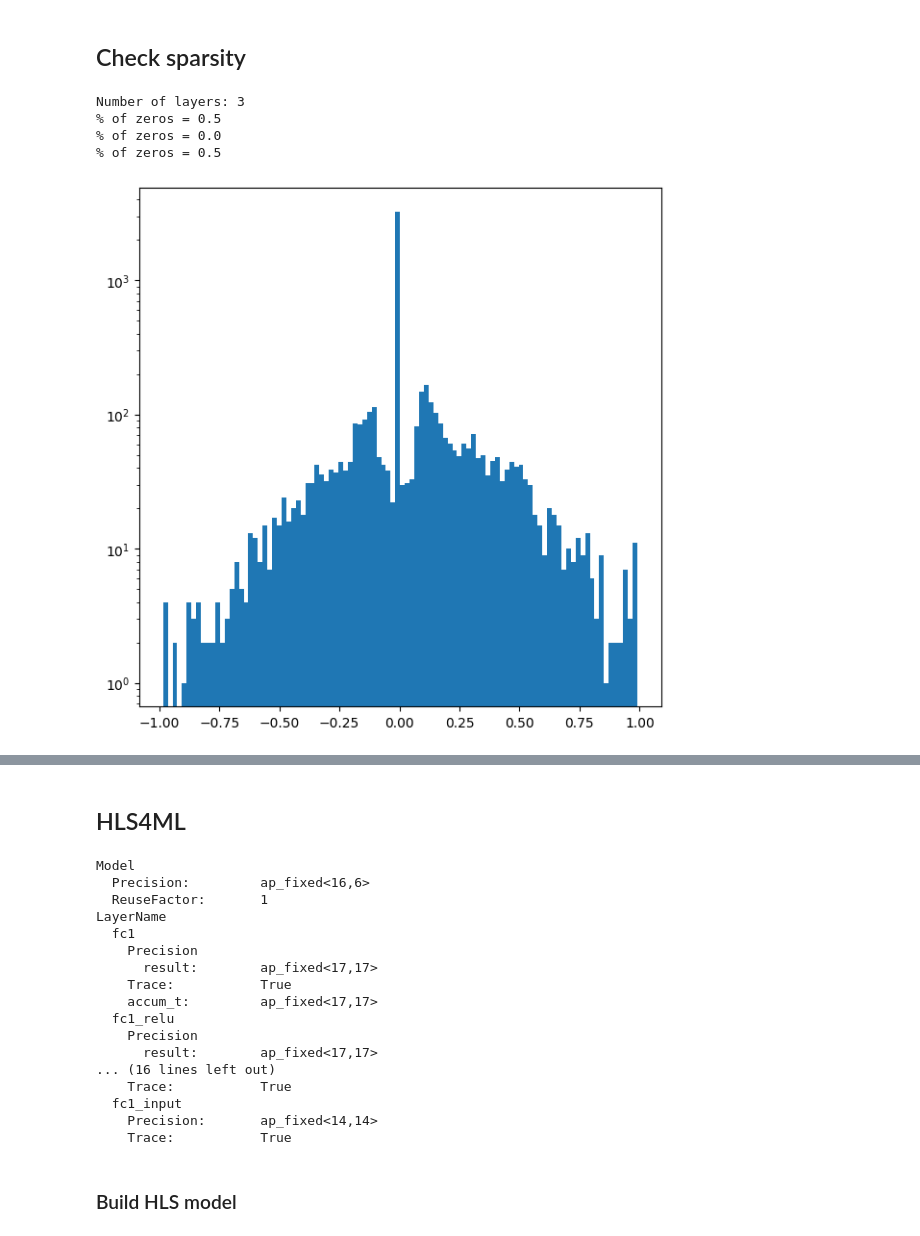
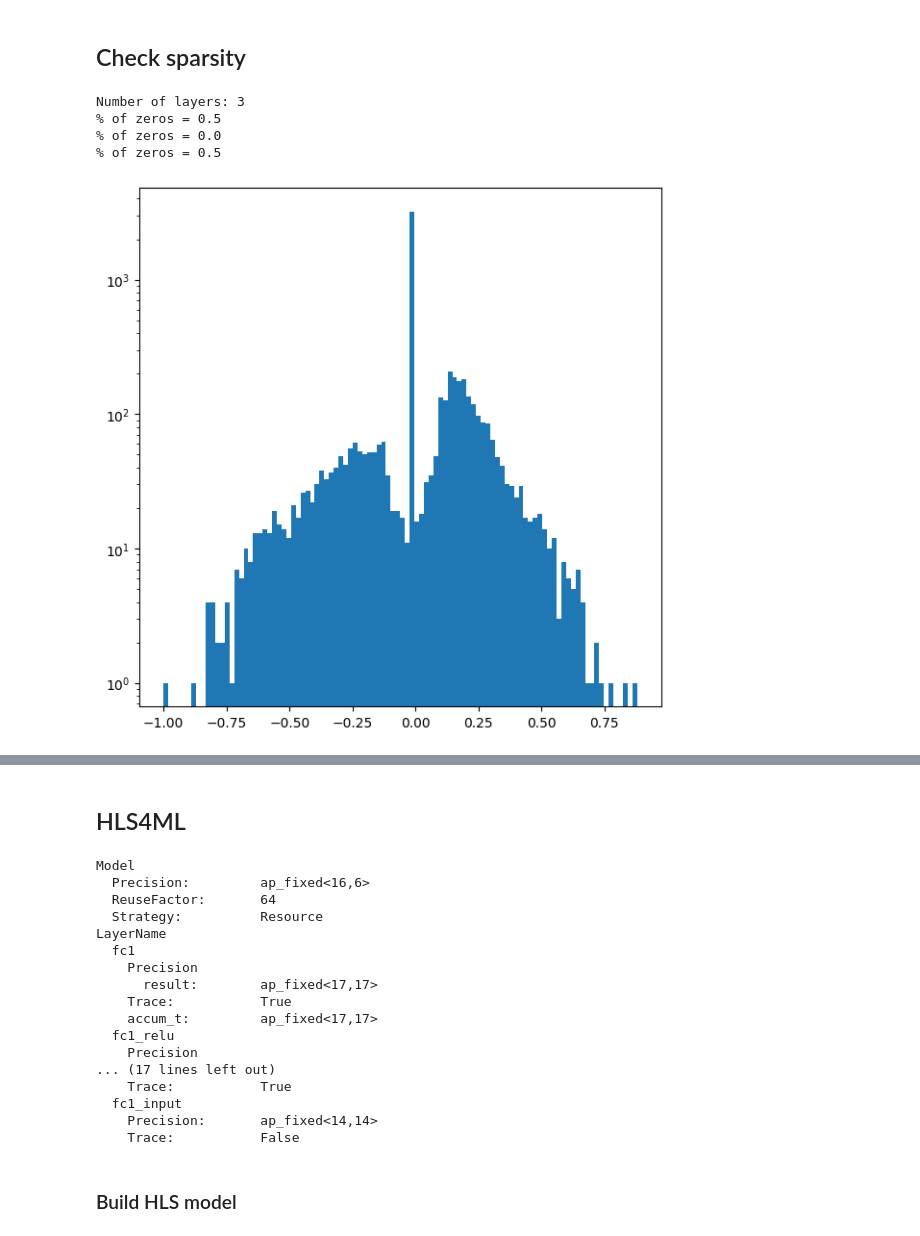
Before and after one commit to fastmachinelearning/ml-quantum-readout, a Jupyter notebook: notebooks/workflow_h8.ipynb, the cells around one changed output, grey strips where cells are left out. Saved outputs shown, nothing was run; the diff lists cells and outputs as text; code cells hidden in the pictures.

Commit message:
Checkpoint workflow notebook

```diff
--- a/notebooks/workflow_h8.ipynb
+++ b/notebooks/workflow_h8.ipynb
@@ -132,6 +145,6 @@ QKeras is "Quantized Keras" for deep heterogeneous quantization of ML models. We
 # %%
 def get_model(input_shape, hidden=8, is_pruned=True):
-    model = Sequential()
+    model = keras.models.Sequential()
     model.add(QDense(
         hidden,
         activation='relu',
@@ -139,6 +152,7 @@ def get_model(input_shape, hidden=8, is_pruned=True):
         input_shape=(input_shape,),
         kernel_quantizer=quantized_bits(6,0,alpha=1), bias_quantizer=quantized_bits(6,0,alpha=1)
     ))
+    # model.add(BatchNormalization(name='batchnorm1'))
     model.add(QBatchNormalization(
             name='batchnorm1',
             gamma_quantizer=quantized_bits(6, 0, 1),
@@ -157,7 +171,8 @@ def get_model(input_shape, hidden=8, is_pruned=True):
     return model
 
 
-input_shape = int((end_window-start_location)*2)
-model = get_model(input_shape=input_shape)
+model = get_model(input_shape=input_shape, hidden=hidden_neurons, is_pruned=False)
 print(model.summary())
+print('Input shape:', input_shape)
+print('Number of hidden neurons:', hidden_neurons)
 # %% [output]
@@ -188,8 +214,9 @@ validation_split = 0.05  # 45,000 sample size
 batch_size = 1024*8
 epochs = 150
 early_stopping_patience = 20
-checkpoint_dir = '../checkpoints/scan_window_location_and_size_h8'
+checkpoint_dir = f'../checkpoints/scan_window_location_and_size_h{hidden_neurons}'
 checkpoint_filename = 'qkeras_model_best.h5'
+# checkpoint_filename = 'qkeras_model_best.weights.h5'
 
 assert os.path.exists(checkpoint_dir), f'ERROR: Checkpoint directory {checkpoint_dir} does not exist.'
 # %%
@@ -280,6 +308,6 @@ Start location = 100, Window size = 400
 # %% [markdown]
 ## Check performance
 # %%
-checkpoint_filename = os.path.join(ckp_dir, checkpoint_filename)
-checkpoint_filename
+ckp_filename = os.path.join(ckp_dir, checkpoint_filename)
+ckp_filename
 # %% [output]
@@ -287,18 +315,10 @@ checkpoint_filename
 # %%
-# co = {}
-# custom_objects={'PruneLowMagnitude':tfmot.sparsity.PruneLowMagnitude}
-# _add_supported_quantized_objects(co)
-# checkpoint_model = load_model(checkpoint_filename, custom_objects=co, compile=False)
-
-checkpoint_model = get_model(input_shape=input_shape)
-checkpoint_model.load_weights(checkpoint_filename)
+checkpoint_model = get_model(input_shape=input_shape, hidden=hidden_neurons, is_pruned=True)
+checkpoint_model.load_weights(ckp_filename)
 
 y_pred = checkpoint_model.predict(X_test)
 test_acc = accuracy_score(np.argmax(y_test, axis=1), np.argmax(y_pred, axis=1))
 
 print(f"Keras  Accuracy: {test_acc}")
 print(f"Keras  Fidelity: {test_acc*2-1}")
-
-checkpoint_model = strip_pruning(checkpoint_model)
-checkpoint_model.save(checkpoint_filename)
 # %% [output]
@@ -310,27 +328,30 @@ WARNING:tensorflow:Compiled the loaded model, but the compiled metrics have yet
 # %% [markdown]
 ## Check sparsity
 # %%
-checkpoint_model = get_model(input_shape=input_shape, is_pruned=False)
-checkpoint_model.load_weights(checkpoint_filename)
-
 num_layers = len(checkpoint_model.layers)
 print(f'Number of layers: {num_layers}')
 
 
 for idx in range(num_layers):
     w = checkpoint_model.layers[idx].weights[0].numpy()
     h, b = np.histogram(w, bins=100)
 
     # plot weight distribution
     plt.figure(figsize=(7, 7))
     plt.bar(b[:-1], h, width=b[1] - b[0])
     plt.semilogy()
     plt.savefig(f'model-dist-idx{idx}.png')
 
     print('% of zeros = {}'.format(np.sum(w == 0) / np.size(w)))
+
+
+checkpoint_model = strip_pruning(checkpoint_model)  # remove prune layers for hls4ml parsing
+checkpoint_model.save_weights(ckp_filename)  # save as weights only for keras tracing (cannot directly pass strip_pruned model)
+checkpoint_model = get_model(input_shape=input_shape, hidden=hidden_neurons, is_pruned=False)
+checkpoint_model.load_weights(ckp_filename)
 # %% [output]
 Number of layers: 3
 % of zeros = 0.5
 % of zeros = 0.0
 % of zeros = 0.5
-[figure, old version]
+[figure, new version]
@@ -350,7 +371,8 @@ from qkeras.utils import _add_supported_quantized_objects
 hls_config = {}
 hls_config['Model'] = {}
 hls_config['Model']['Precision'] = 'ap_fixed<16,6>'  # Default precision
-hls_config['Model']['ReuseFactor'] = 1  # fully parallelized
+hls_config['Model']['ReuseFactor'] = 64  # fully parallelized
+hls_config['Model']['Strategy'] = 'Resource'
 
 hls_config['LayerName'] = {}
 keras_layers = ['fc1', 'fc1_relu', 'batchnorm1', 'fc2', 'fc2_linear']
@@ -362,7 +384,7 @@ for layer in keras_layers:
 # Input - ZCU216 uses 14-bit ADCS
 hls_config['LayerName']['fc1_input'] = {}
 hls_config['LayerName']['fc1_input']['Precision'] = {}
-hls_config['LayerName']['fc1_input']['Trace'] = True
+hls_config['LayerName']['fc1_input']['Trace'] = False
 hls_config['LayerName']['fc1_input']['Precision'] = 'ap_fixed<14,14>'
 # Fc1
 hls_config['LayerName']['fc1']['Precision']['result'] = 'ap_fixed<17,17>'
@@ -387,7 +409,8 @@ print_dict(hls_config)
 # %% [output]
 Model
   Precision:         ap_fixed<16,6>
-  ReuseFactor:       1
+  ReuseFactor:       64
+  Strategy:          Resource
 LayerName
   fc1
     Precision
@@ -396,12 +419,11 @@ LayerName
     accum_t:         ap_fixed<17,17>
   fc1_relu
     Precision
-      result:        ap_fixed<17,17>
-... (16 lines left out)
+... (17 lines left out)
     Trace:           True
   fc1_input
     Precision:       ap_fixed<14,14>
-    Trace:           True
+    Trace:           False
 # %% [markdown]
 ### Build HLS model
 # %%
```
Also changed, not shown: parts of 18 cells of this notebook.
